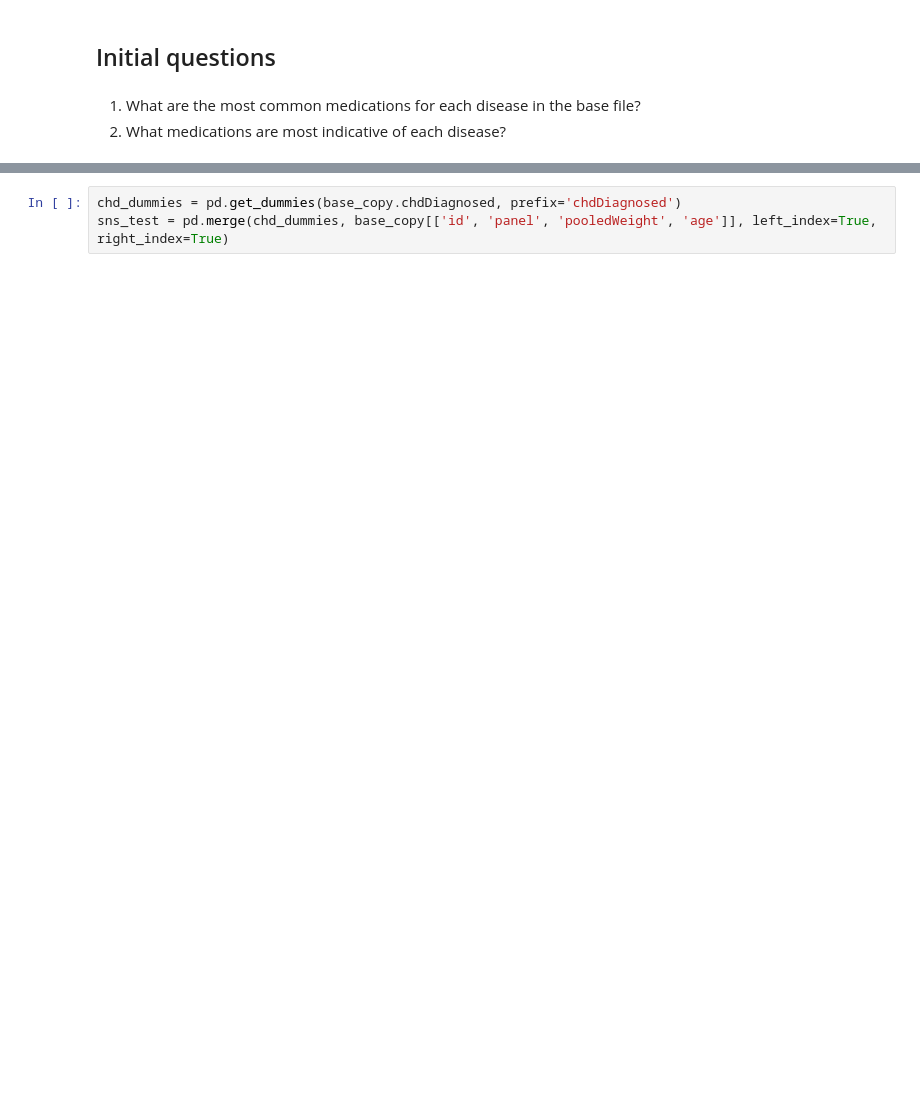
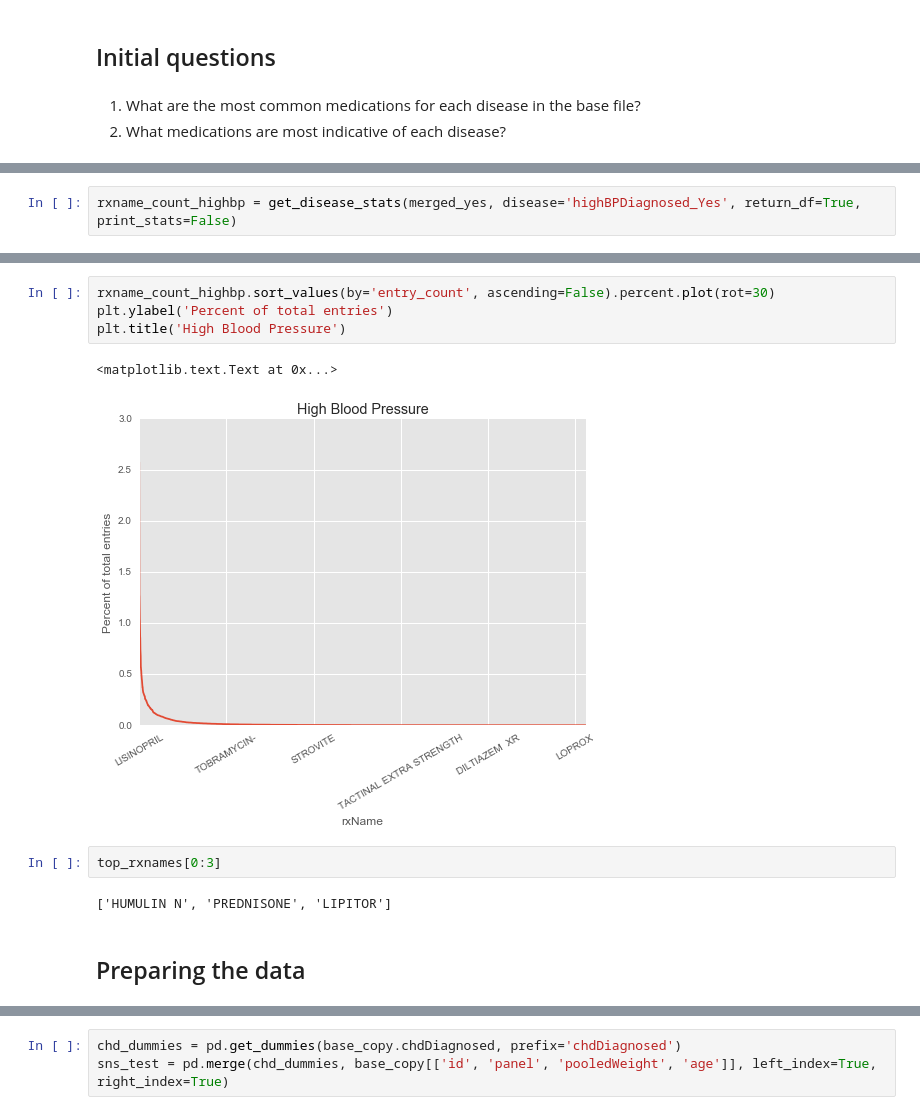
Before and after one commit to autumnchimes/medpred, a Jupyter notebook: Diseases.ipynb, the cells around one changed output, grey strips where cells are left out. Saved outputs shown, nothing was run; the diff lists cells and outputs as text; blank space fills up the shorter version.

```diff
--- a/Diseases.ipynb
+++ b/Diseases.ipynb
@@ -339,0 +466,2 @@ sns.pairplot(df)
+# %%
+rxname_count_highbp = get_disease_stats(merged_yes, disease='highBPDiagnosed_Yes', return_df=True, print_stats=False)
@@ -339,0 +488,13 @@ sns.pairplot(df)
+# %%
+rxname_count_highbp.sort_values(by='entry_count', ascending=False).percent.plot(rot=30)
+plt.ylabel('Percent of total entries')
+plt.title('High Blood Pressure')
+# %% [output]
+<matplotlib.text.Text at 0x...>
+[figure, added]
+# %%
+top_rxnames[0:3]
+# %% [output]
+['HUMULIN N', 'PREDNISONE', 'LIPITOR']
+# %% [markdown]
+<h2>Preparing the data</h2>
```
Also changed, not shown: parts of 93 cells of this notebook, 5 other files.
